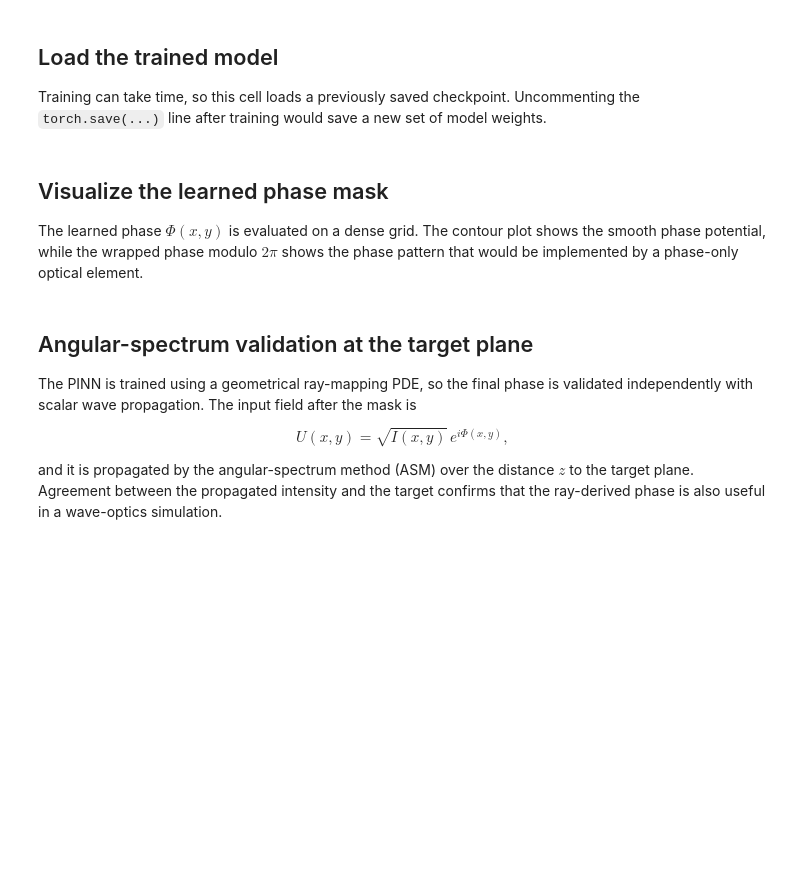
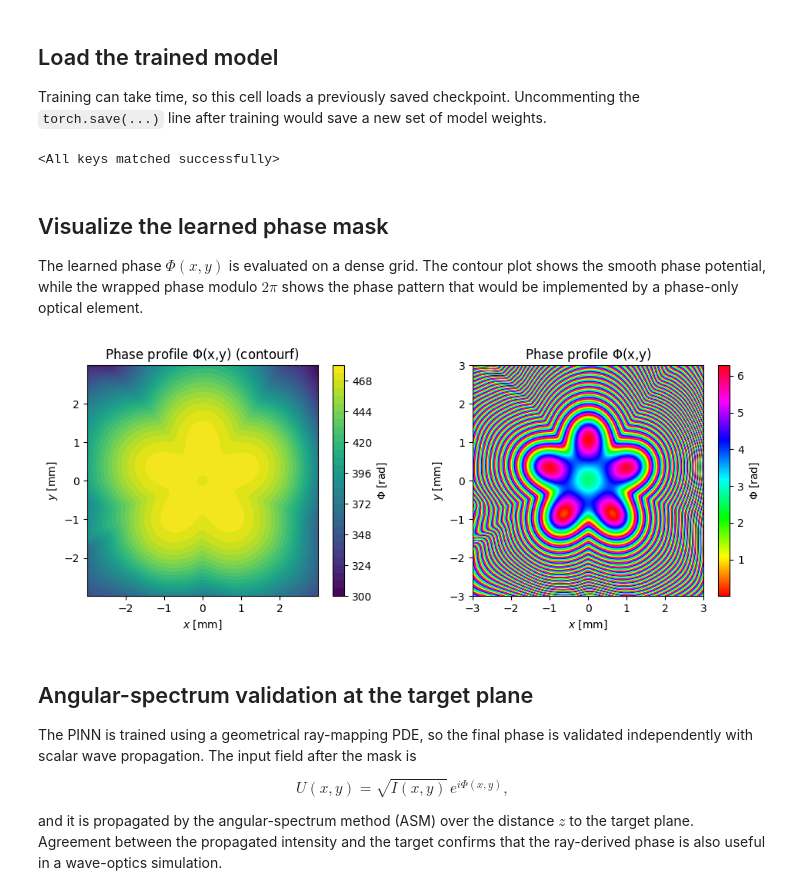
Before and after one commit to ywzhang909/pinn-shaper, a Jupyter notebook: Star-shaped flat-top (near field).ipynb, the cells around one changed output. Saved outputs shown, nothing was run; the diff lists cells and outputs as text; code cells hidden in the pictures; blank space fills up the shorter version.

```diff
--- a/Star-shaped flat-top (near field).ipynb
+++ b/Star-shaped flat-top (near field).ipynb
@@ -64,7 +64,7 @@ def I_fun(x,y):
     return torch.exp(-(r/w_I)**2)**2
 
 # Target function. Star-shaped Flat-Top beam
-image = np.array(scipy_gaussian_filter(load_image('star.png'), 10, mode='nearest', cval=0), dtype = 'float32')
+image = np.array(scipy_gaussian_filter(load_image('images/star.png'), 10, mode='nearest', cval=0), dtype = 'float32')
 E_fun = create_interpolator(torch.tensor(image), mode='bilinear', region=[-extent_source/2,extent_source/2,-extent_source/2,extent_source/2], align_corners=True)
 
 
@@ -189,7 +189,9 @@ Total = 0.00031057, Interior = 0.00000311, BC_x = 0.00000000, BC_y = 0.00000000
 Training can take time, so this cell loads a previously saved checkpoint. Uncommenting the `torch.save(...)` line after training would save a new set of model weights.
 # %%
 #torch.save(solver.net.state_dict(), 'star_flat-top_model.pth') # save the trained model
-solver.net.load_state_dict(torch.load('star_flat-top_model.pth')) # load the trained model
+solver.net.load_state_dict(torch.load('saved_models/star_flat-top-nearfield_model.pth')) # load the trained model
+# %% [output]
+<All keys matched successfully>
 # %% [markdown]
 ## Visualize the learned phase mask
 
@@ -197,34 +199,36 @@ The learned phase $\Phi(x,y)$ is evaluated on a dense grid. The contour plot sho
 # %%
 phi_spline = solver.get_phi_spline()
 
 
 nx, ny = 1000, 1000
 x = np.linspace(-solver.M, solver.M, nx)
 y = np.linspace(-solver.M, solver.M, ny)
 X, Y = np.meshgrid(x, y, indexing='xy')
 
 
 
 
 fig, axs = plt.subplots(1, 2, figsize=(10, 4))
 ax1 = axs[0]
 im = ax1.contourf(phi_spline(x,y), origin = 'lower',  levels = 30, extent = [x[0]/mm, x[-1]/mm, y[0]/mm, y[-1]/mm])
-cb = fig.colorbar(im, orientation = 'vertical',fraction=0.045, label = '$\Phi$ [rad]')
+cb = fig.colorbar(im, orientation = 'vertical',fraction=0.045, label = r'$\Phi$ [rad]')
 ax1.set_ylabel("$y$ [mm]")
 ax1.set_xlabel('$x$ [mm]')
 ax1.set_title(r"Phase profile $\Phi$(x,y) (contourf)")
 ax1.set_aspect(1)
 
 ax2 = axs[1]
 im = ax2.imshow((phi_spline(x,y) )  %(np.pi*2), origin = 'lower', cmap = 'hsv', interpolation = 'none', extent = [x[0]/mm, x[-1]/mm, y[0]/mm, y[-1]/mm])
-cb = fig.colorbar(im, orientation = 'vertical',fraction=0.045, label = '$\Phi$ [rad]')
+cb = fig.colorbar(im, orientation = 'vertical',fraction=0.045, label = r'$\Phi$ [rad]')
 ax2.set_ylabel("$y$ [mm]")
 ax2.set_xlabel('$x$ [mm]')
 ax2.set_title(r"Phase profile $\Phi$(x,y)")
 ax2.set_aspect(1)
 
 fig.tight_layout()
 plt.show()
+# %% [output]
+[figure, added]
 # %% [markdown]
 ## Angular-spectrum validation at the target plane
 
```
Also changed, not shown: parts of 2 cells of this notebook, 10 other files.
